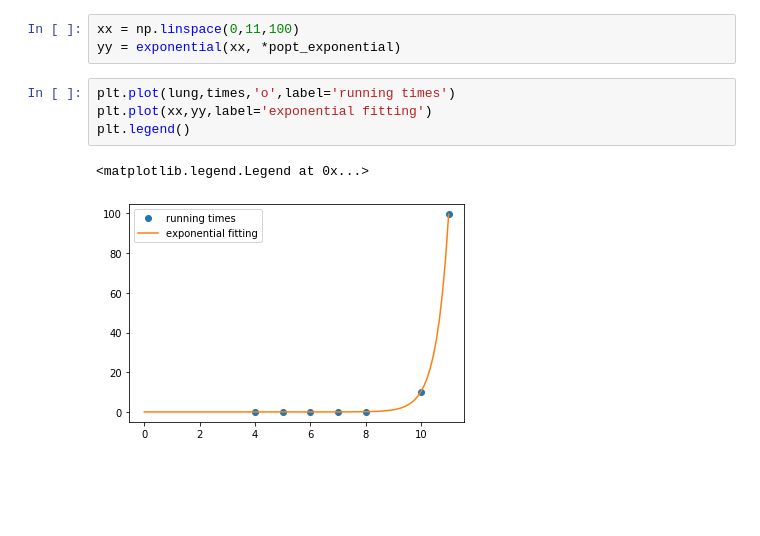
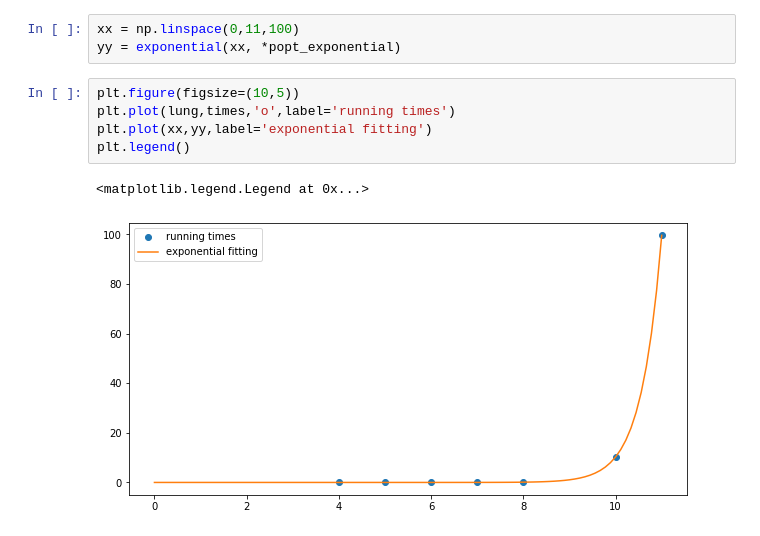
Before and after one commit to davidetedd9203/HW3, a Jupyter notebook: HW3.ipynb, the cells around one changed output. Cells and saved outputs as stored; diff of their text form; blank space fills up the shorter version.

```diff
--- a/HW3.ipynb
+++ b/HW3.ipynb
@@ -363,9 +363,10 @@ popt_exponential, pcov_exponential = scipy.optimize.curve_fit(exponential, lung,
 xx = np.linspace(0,11,100)
 yy = exponential(xx, *popt_exponential)
 # %%
+plt.figure(figsize=(10,5))
 plt.plot(lung,times,'o',label='running times')
 plt.plot(xx,yy,label='exponential fitting')
 plt.legend()
 # %% [output]
 <matplotlib.legend.Legend at 0x...>
-[figure, old version]
+[figure, new version]
```
